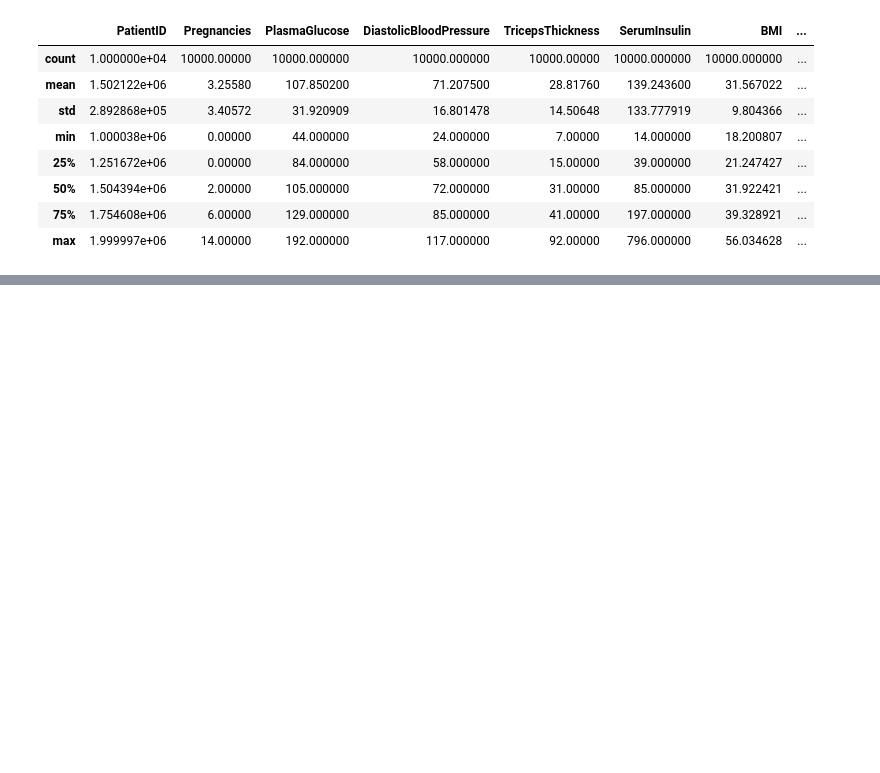
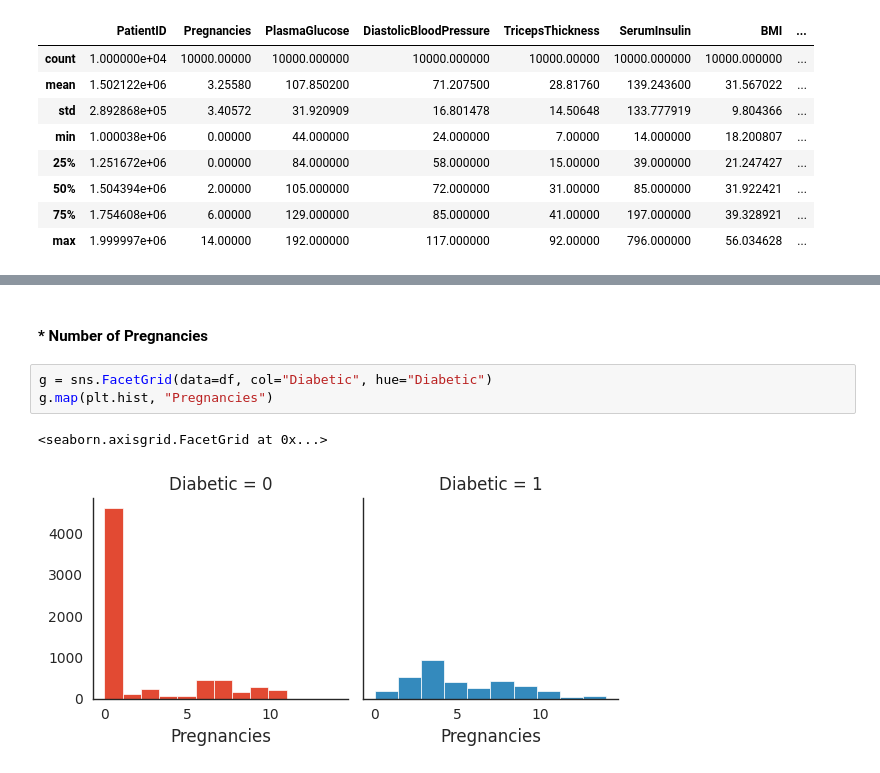
Before and after one commit to sugam21/FastAPI, a Jupyter notebook: Week-2/Classification/notebooks/data_exploration.ipynb, the cells around one changed output, grey strips where cells are left out. Cells and saved outputs as stored; diff of their text form; blank space fills up the shorter version.

```diff
--- a/Week-2/Classification/notebooks/data_exploration.ipynb
+++ b/Week-2/Classification/notebooks/data_exploration.ipynb
@@ -71,0 +204,8 @@ sns.scatterplot(data=df,x="PlasmaGlucose",y="BMI",hue="Diabetic")
+# %% [markdown]
+#### * Number of Pregnancies
+# %%
+g = sns.FacetGrid(data=df, col="Diabetic", hue="Diabetic")
+g.map(plt.hist, "Pregnancies")
+# %% [output]
+<seaborn.axisgrid.FacetGrid at 0x...>
+[figure, added]
```
Also changed, not shown: parts of 37 cells of this notebook, 1 other file.
